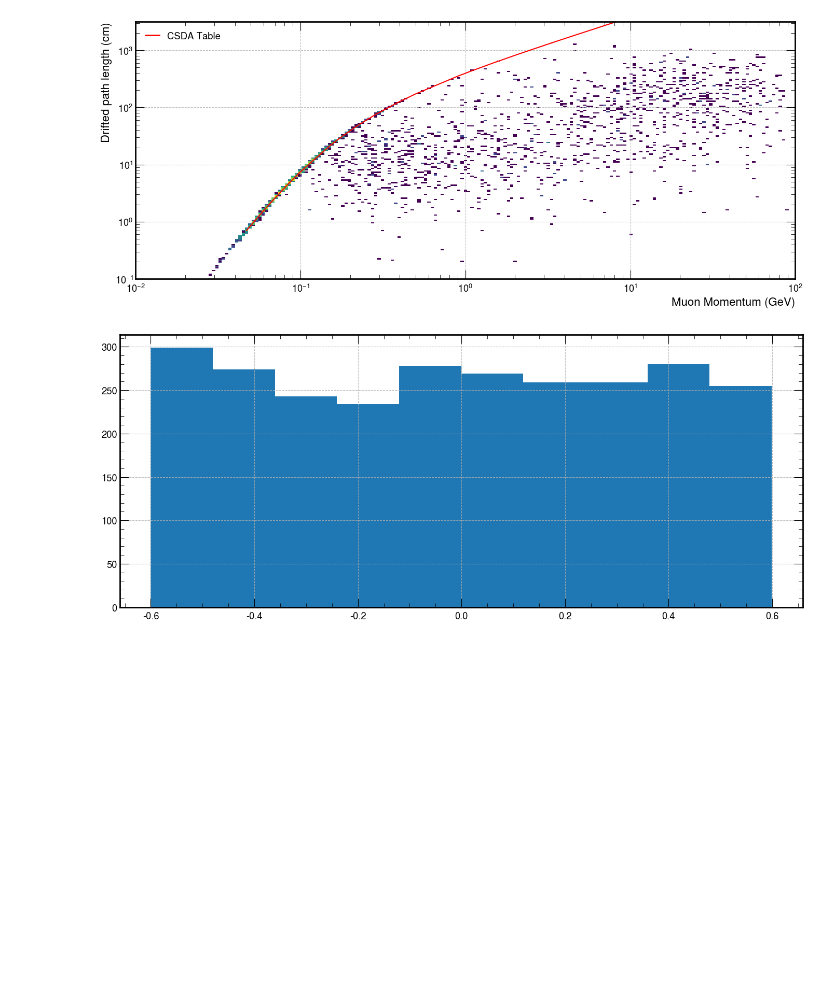
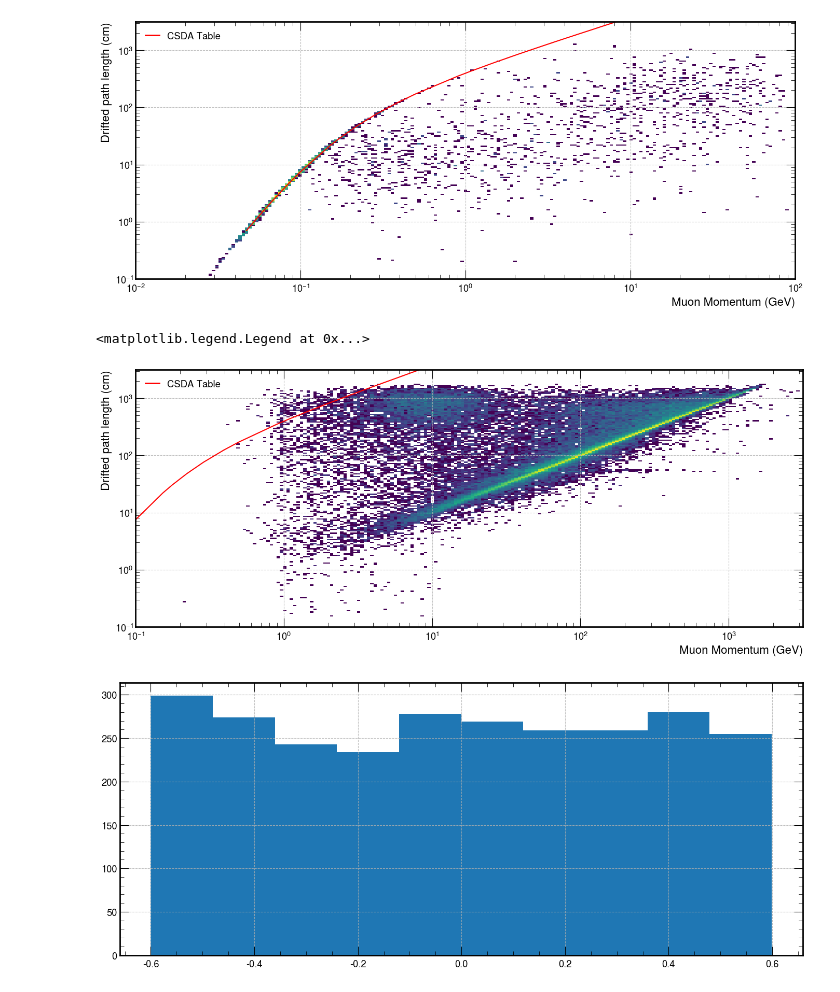
Before and after one commit to hvsouza/apc_atmo_repo, a Jupyter notebook: personal/Henrique/Analysis/atmo_50k_AV_2.5_random/Solved_issues/missing_muon_quest.ipynb, the cells around one changed output. Saved outputs shown, nothing was run; the diff lists cells and outputs as text; code cells hidden in the pictures; blank space fills up the shorter version.

Commit message:
Better version of merge df

```diff
--- a/personal/Henrique/Analysis/atmo_50k_AV_2.5_random/Solved_issues/missing_muon_quest.ipynb
+++ b/personal/Henrique/Analysis/atmo_50k_AV_2.5_random/Solved_issues/missing_muon_quest.ipynb
@@ -172,6 +172,25 @@ plt.legend(csda, ['CSDA Table'], loc='upper left')
 # %% [output]
 <matplotlib.legend.Legend at 0x...>
 [figure]
+# %%
+qrec = merged.filter(
+    pl.col('pdg_geant').abs()==13
+).filter(
+    pl.col('has_valid_pfp')==1
+)
+binsx=np.logspace(-1,3.5,200)
+binsy=np.logspace(-1,3.5,200)
+plt.hist2d(qrec['trklen_pandoraTrack'], qrec['pathlen_drifted_geant'],bins=[binsx,binsy], norm=LogNorm());
+plt.plot(mu_mom,Range_grampercm/1.4, c='red')
+plt.xscale('log')
+plt.yscale('log')
+plt.xlabel('Muon Momentum (GeV)')
+plt.ylabel('Drifted path length (cm)')
+csda = [plt.Line2D([0], [0], color='red', lw=2)]
+plt.legend(csda, ['CSDA Table'], loc='upper left')
+# %% [output]
+<matplotlib.legend.Legend at 0x...>
+[figure, added]
 # %%
 plt.hist(q['Px_geant']/q['P_geant']);
 # %% [output]
```
Also changed, not shown: parts of 1 cell of this notebook, 2 other files.
